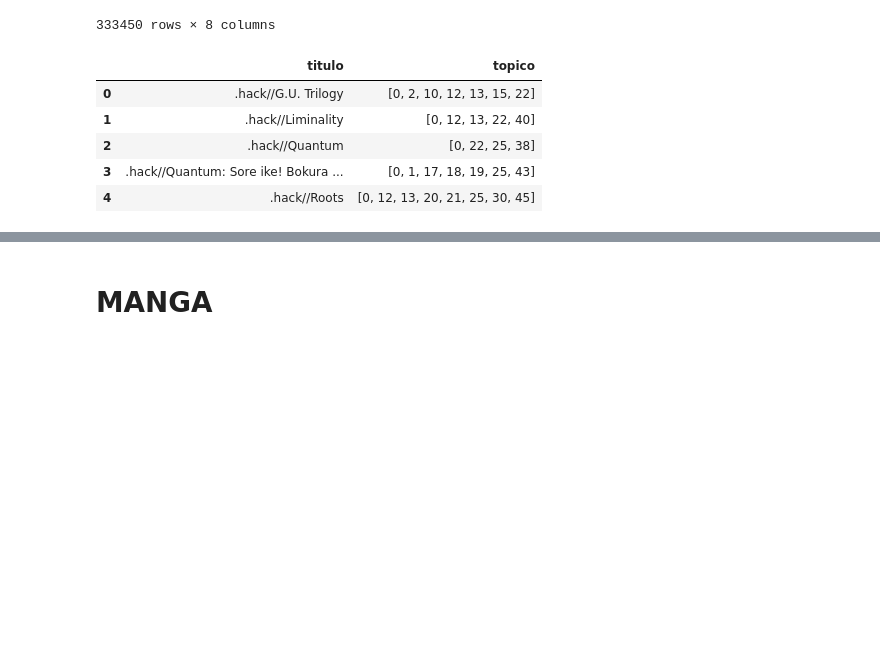
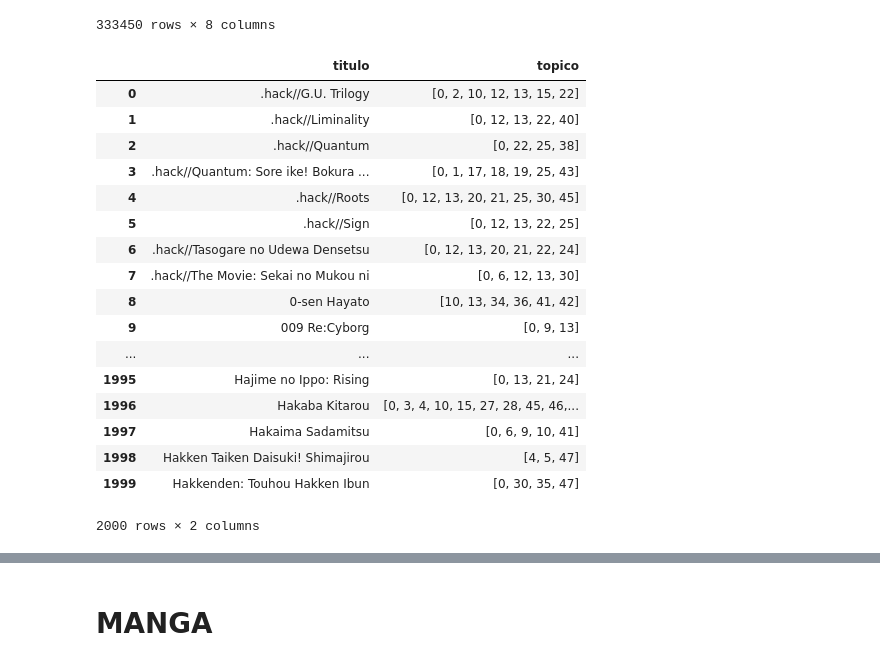
Before and after one commit to juanjorgegarcia/MAL-Social-Network-Analysis, a Jupyter notebook: Untitled.ipynb, the cells around one changed output, grey strips where cells are left out. Drawn from its saved outputs; the diff is of its cells as text; code cells hidden in the pictures; blank space fills up the shorter version.

```diff
--- a/Untitled.ipynb
+++ b/Untitled.ipynb
@@ -104,14 +104,26 @@ x = []
 # modaDF = pd.DataFrame([{"anime1": '', 'anime2':'', 'sharedTopics': 0, "numberOfSharedTopics":0}])
 # modaDF = pd.DataFrame(columns=['anime1', 'anime2', 'sharedTopics', "numberOfSharedTopics"])
 # %%
-df2= df.head()
+df2= df.head(2000)
 df2
 # %% [output]
 |  | titulo | topico |
 | 0 | .hack//G.U. Trilogy | [0, 2, 10, 12, 13, 15, 22] |
 | 1 | .hack//Liminality | [0, 12, 13, 22, 40] |
 | 2 | .hack//Quantum | [0, 22, 25, 38] |
 | 3 | .hack//Quantum: Sore ike! Bokura ... | [0, 1, 17, 18, 19, 25, 43] |
 | 4 | .hack//Roots | [0, 12, 13, 20, 21, 25, 30, 45] |
+| 5 | .hack//Sign | [0, 12, 13, 22, 25] |
+| 6 | .hack//Tasogare no Udewa Densetsu | [0, 12, 13, 20, 21, 22, 24] |
+| 7 | .hack//The Movie: Sekai no Mukou ni | [0, 6, 12, 13, 30] |
+| 8 | 0-sen Hayato | [10, 13, 34, 36, 41, 42] |
+| 9 | 009 Re:Cyborg | [0, 9, 13] |
+| ... | ... | ... |
+| 1995 | Hajime no Ippo: Rising | [0, 13, 21, 24] |
+| 1996 | Hakaba Kitarou | [0, 3, 4, 10, 15, 27, 28, 45, 46,... |
+| 1997 | Hakaima Sadamitsu | [0, 6, 9, 10, 41] |
+| 1998 | Hakken Taiken Daisuki! Shimajirou | [4, 5, 47] |
+| 1999 | Hakkenden: Touhou Hakken Ibun | [0, 30, 35, 47] |
+2000 rows × 2 columns
 # %%
 x = []
```
Also changed, not shown: parts of 10 cells of this notebook, 1 other file.
